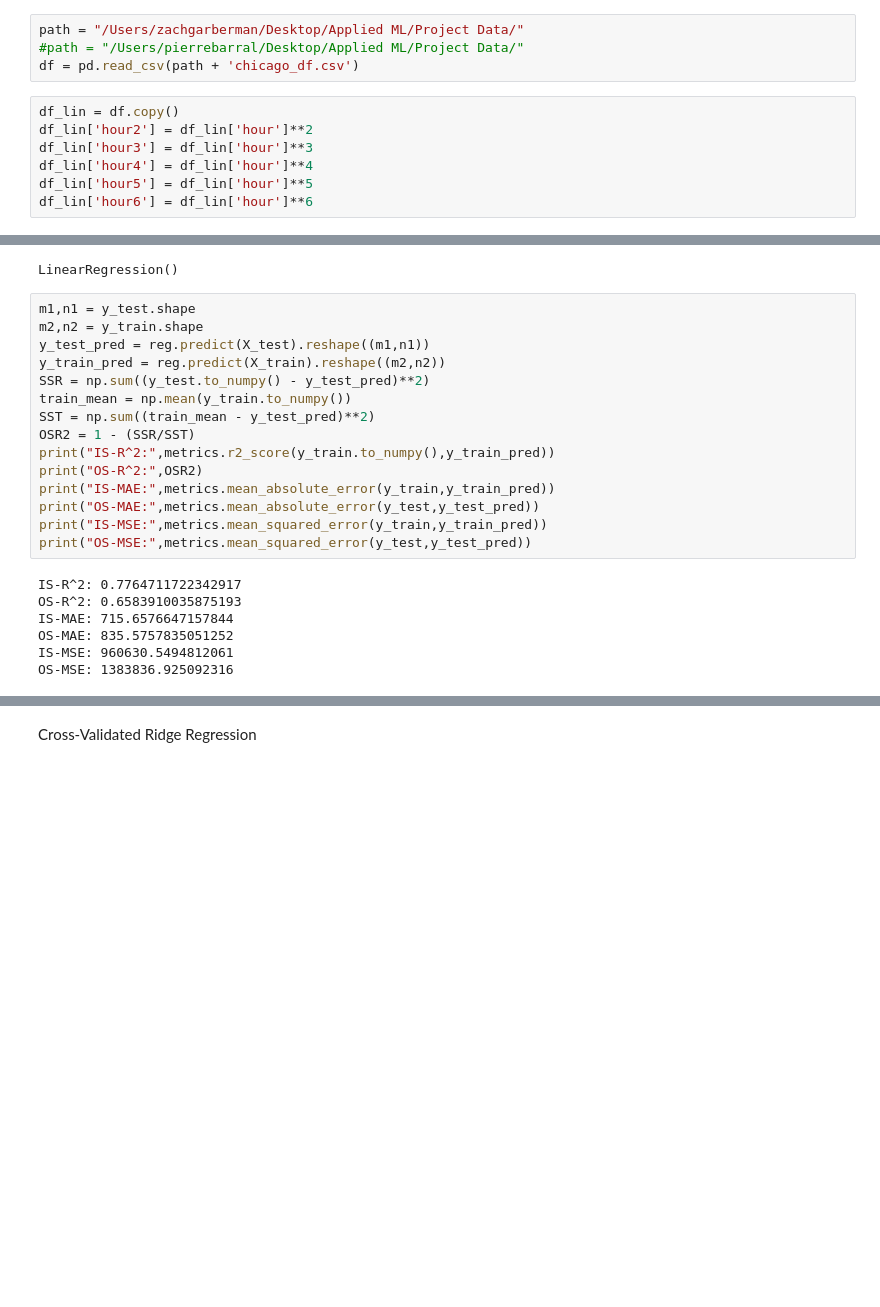
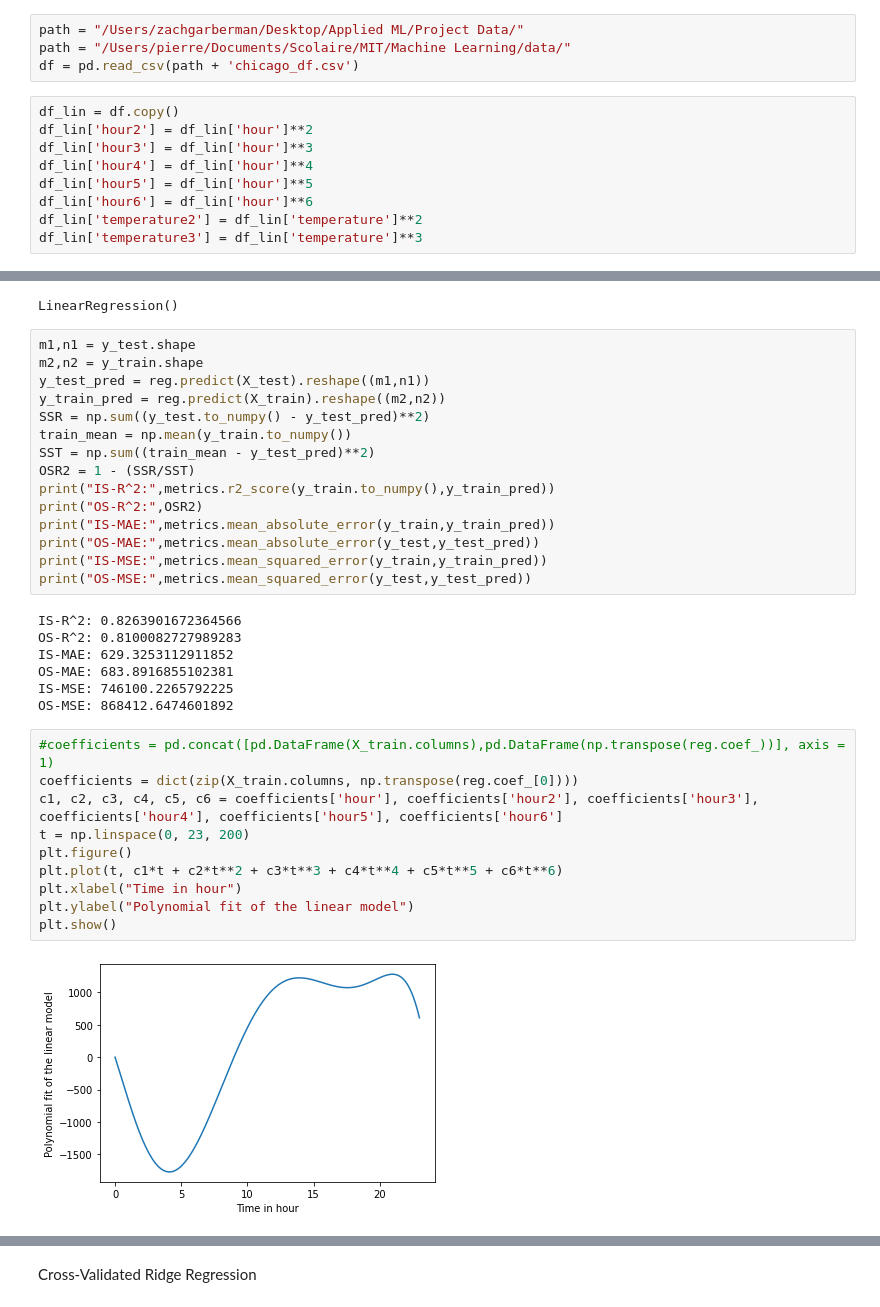
Before and after one commit to garberma/6.862-Project, a Jupyter notebook: BaselineModelingChicago.ipynb, the cells around one changed output, grey strips where cells are left out. Saved outputs shown, nothing was run; the diff lists cells and outputs as text; blank space fills up the shorter version.

Commit message:
Polynomial temperature fit

```diff
--- a/BaselineModelingChicago.ipynb
+++ b/BaselineModelingChicago.ipynb
@@ -15,7 +15,7 @@ import matplotlib.pyplot as plt
 from sklearn.inspection import permutation_importance
 # %%
 path = "/Users/zachgarberman/Desktop/Applied ML/Project Data/"
-#path = "/Users/pierrebarral/Desktop/Applied ML/Project Data/"
+path = "/Users/pierre/Documents/Scolaire/MIT/Machine Learning/data/"
 df = pd.read_csv(path + 'chicago_df.csv')
 # %%
 df_lin = df.copy()
@@ -24,6 +24,8 @@ df_lin['hour3'] = df_lin['hour']**3
 df_lin['hour4'] = df_lin['hour']**4
 df_lin['hour5'] = df_lin['hour']**5
 df_lin['hour6'] = df_lin['hour']**6
+df_lin['temperature2'] = df_lin['temperature']**2
+df_lin['temperature3'] = df_lin['temperature']**3
 # %% [markdown]
 One-Hot Encode, Test/Train Split
 # %%
@@ -63,9 +65,21 @@ print("OS-MAE:",metrics.mean_absolute_error(y_test,y_test_pred))
 print("IS-MSE:",metrics.mean_squared_error(y_train,y_train_pred))
 print("OS-MSE:",metrics.mean_squared_error(y_test,y_test_pred))
 # %% [output]
-IS-R^2: 0.7764711722342917
-OS-R^2: 0.6583910035875193
-IS-MAE: 715.6576647157844
-OS-MAE: 835.5757835051252
-IS-MSE: 960630.5494812061
-OS-MSE: 1383836.925092316
+IS-R^2: 0.8263901672364566
+OS-R^2: 0.8100082727989283
+IS-MAE: 629.3253112911852
+OS-MAE: 683.8916855102381
+IS-MSE: 746100.2265792225
+OS-MSE: 868412.6474601892
+# %%
+#coefficients = pd.concat([pd.DataFrame(X_train.columns),pd.DataFrame(np.transpose(reg.coef_))], axis = 1)
+coefficients = dict(zip(X_train.columns, np.transpose(reg.coef_[0])))
+c1, c2, c3, c4, c5, c6 = coefficients['hour'], coefficients['hour2'], coefficients['hour3'], coefficients['hour4'], coefficients['hour5'], coefficients['hour6']
+t = np.linspace(0, 23, 200)
+plt.figure()
+plt.plot(t, c1*t + c2*t**2 + c3*t**3 + c4*t**4 + c5*t**5 + c6*t**6)
+plt.xlabel("Time in hour")
+plt.ylabel("Polynomial fit of the linear model")
+plt.show()
+# %% [output]
+[figure, added]
```
Also changed, not shown: parts of 2 cells of this notebook.
